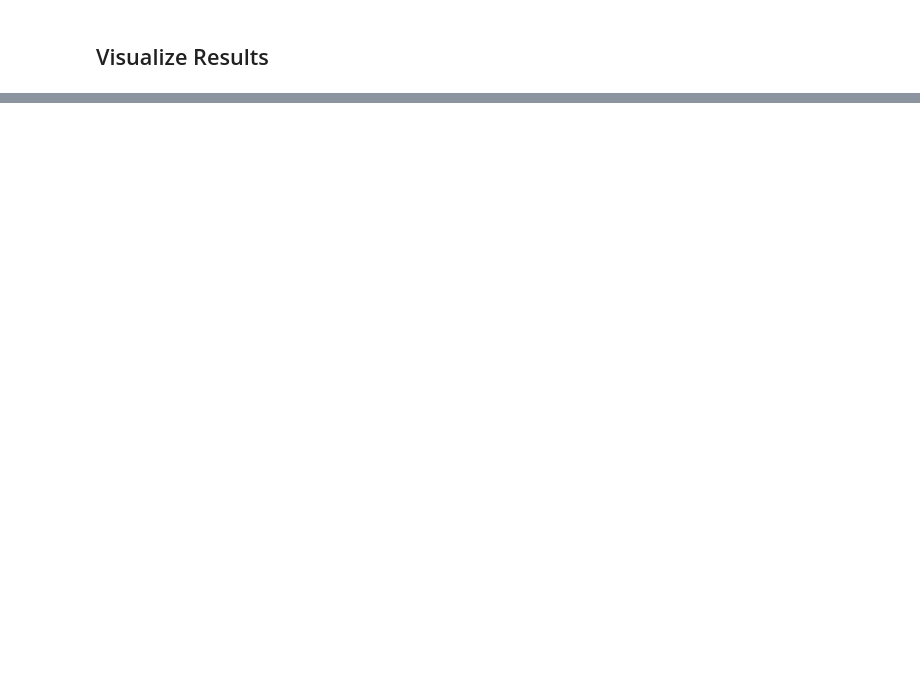
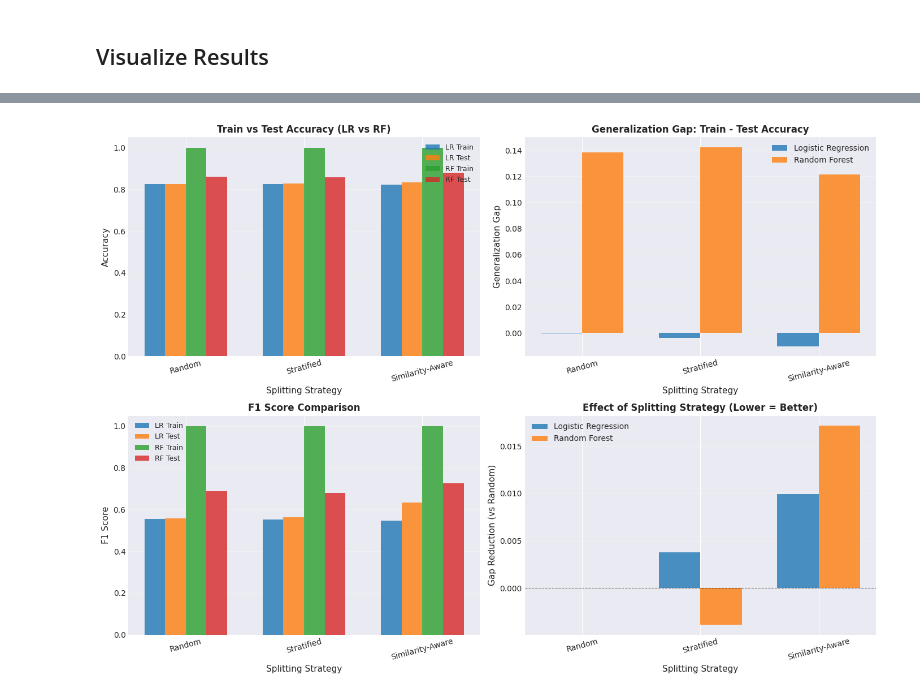
Before and after one commit to HadiZareZadeh/dataset-structure-similarity-analysis, a Jupyter notebook: notebooks/02_strategic_dataset_splitting.ipynb, the cells around one changed output, grey strips where cells are left out. Cells and saved outputs as stored; diff of their text form; code cells hidden in the pictures; blank space fills up the shorter version.

```diff
--- a/notebooks/02_strategic_dataset_splitting.ipynb
+++ b/notebooks/02_strategic_dataset_splitting.ipynb
@@ -206,0 +208,89 @@ plt.show()
+# %%
+plt.figure(figsize=(15, 10))
+
+splits_list = ['Random', 'Stratified', 'Similarity-Aware']
+models_list = list(results.keys())
+
+# Plot 1: Train vs Test Accuracy Comparison
+fig, axes = plt.subplots(2, 2, figsize=(14, 10))
+
+# Subplot 1: Accuracy comparison across splits for both models
+ax1 = axes[0, 0]
+x = np.arange(len(splits_list))
+width = 0.35
+
+train_accs_lr = [results['Logistic Regression'][split]['train_accuracy'] for split in splits_list]
+test_accs_lr = [results['Logistic Regression'][split]['test_accuracy'] for split in splits_list]
+train_accs_rf = [results['Random Forest'][split]['train_accuracy'] for split in splits_list]
+test_accs_rf = [results['Random Forest'][split]['test_accuracy'] for split in splits_list]
+
+ax1.bar(x - width/2 - width/4, train_accs_lr, width/2, label='LR Train', alpha=0.8)
+ax1.bar(x - width/4, test_accs_lr, width/2, label='LR Test', alpha=0.8)
+ax1.bar(x + width/4, train_accs_rf, width/2, label='RF Train', alpha=0.8)
+ax1.bar(x + width/2 + width/4, test_accs_rf, width/2, label='RF Test', alpha=0.8)
+ax1.set_xlabel('Splitting Strategy', fontsize=11)
+ax1.set_ylabel('Accuracy', fontsize=11)
+ax1.set_title('Train vs Test Accuracy (LR vs RF)', fontsize=12, fontweight='bold')
+ax1.set_xticks(x)
+ax1.set_xticklabels(splits_list, rotation=15)
+ax1.legend(fontsize=9)
+ax1.grid(True, alpha=0.3, axis='y')
+
+# Subplot 2: Generalization Gap Comparison
+ax2 = axes[0, 1]
+gaps_lr = [results['Logistic Regression'][split]['gap'] for split in splits_list]
+gaps_rf = [results['Random Forest'][split]['gap'] for split in splits_list]
+
+x = np.arange(len(splits_list))
+width = 0.35
+ax2.bar(x - width/2, gaps_lr, width, label='Logistic Regression', alpha=0.8)
+ax2.bar(x + width/2, gaps_rf, width, label='Random Forest', alpha=0.8)
+ax2.set_xlabel('Splitting Strategy', fontsize=11)
+ax2.set_ylabel('Generalization Gap', fontsize=11)
+ax2.set_title('Generalization Gap: Train - Test Accuracy', fontsize=12, fontweight='bold')
+ax2.set_xticks(x)
+ax2.set_xticklabels(splits_list, rotation=15)
+ax2.legend()
+ax2.grid(True, alpha=0.3, axis='y')
+
+# Subplot 3: F1 Score Comparison
+ax3 = axes[1, 0]
+train_f1_lr = [results['Logistic Regression'][split]['train_f1'] for split in splits_list]
+test_f1_lr = [results['Logistic Regression'][split]['test_f1'] for split in splits_list]
+train_f1_rf = [results['Random Forest'][split]['train_f1'] for split in splits_list]
+test_f1_rf = [results['Random Forest'][split]['test_f1'] for split in splits_list]
+
+x = np.arange(len(splits_list))
+ax3.bar(x - width/2 - width/4, train_f1_lr, width/2, label='LR Train', alpha=0.8)
+ax3.bar(x - width/4, test_f1_lr, width/2, label='LR Test', alpha=0.8)
+ax3.bar(x + width/4, train_f1_rf, width/2, label='RF Train', alpha=0.8)
+ax3.bar(x + width/2 + width/4, test_f1_rf, width/2, label='RF Test', alpha=0.8)
+ax3.set_xlabel('Splitting Strategy', fontsize=11)
+ax3.set_ylabel('F1 Score', fontsize=11)
+ax3.set_title('F1 Score Comparison', fontsize=12, fontweight='bold')
+ax3.set_xticks(x)
+ax3.set_xticklabels(splits_list, rotation=15)
+ax3.legend(fontsize=9)
+ax3.grid(True, alpha=0.3, axis='y')
+
+# Subplot 4: Effect of Splitting Strategy on Gap
+ax4 = axes[1, 1]
+gap_diff_lr = [gaps_lr[0] - g for g in gaps_lr]  # Effect relative to random split
+gap_diff_rf = [gaps_rf[0] - g for g in gaps_rf]
+
+x = np.arange(len(splits_list))
+width = 0.35
+ax4.bar(x - width/2, gap_diff_lr, width, label='Logistic Regression', alpha=0.8)
+ax4.bar(x + width/2, gap_diff_rf, width, label='Random Forest', alpha=0.8)
+ax4.axhline(y=0, color='black', linestyle='--', linewidth=0.8, alpha=0.5)
+ax4.set_xlabel('Splitting Strategy', fontsize=11)
+ax4.set_ylabel('Gap Reduction (vs Random)', fontsize=11)
+ax4.set_title('Effect of Splitting Strategy (Lower = Better)', fontsize=12, fontweight='bold')
+ax4.set_xticks(x)
+ax4.set_xticklabels(splits_list, rotation=15)
+ax4.legend()
+ax4.grid(True, alpha=0.3, axis='y')
+
+plt.tight_layout()
+plt.show()
+# %% [output]
@@ -206,0 +298 @@ plt.show()
+[figure, added]
```
Also changed, not shown: parts of 6 cells of this notebook, 1 other file.
